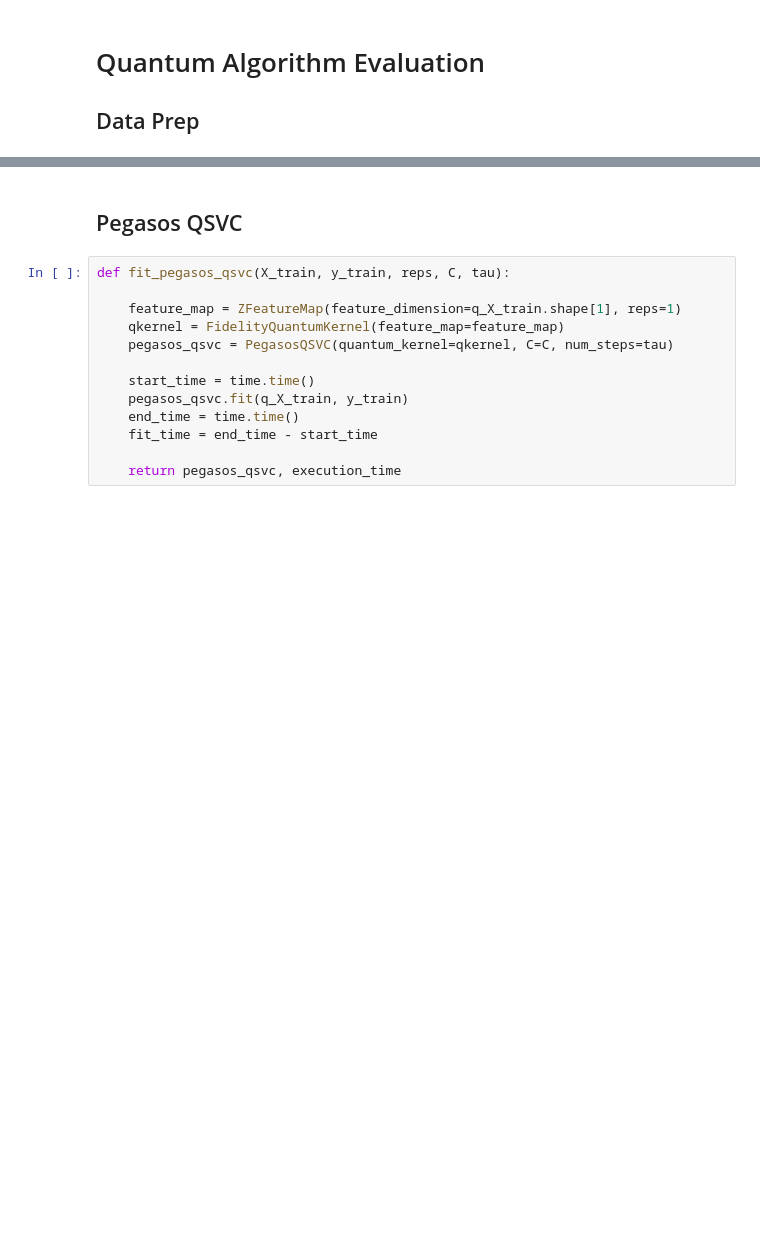
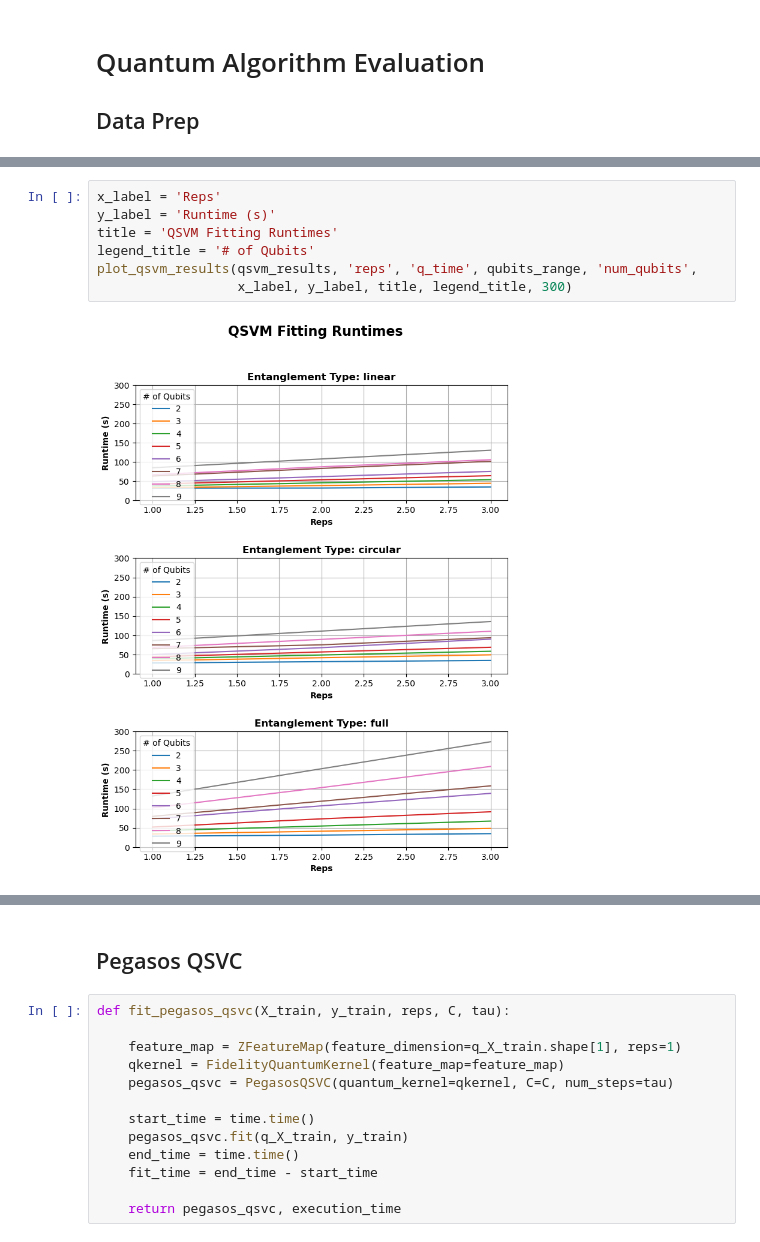
Before and after one commit to williamzjasmine/CUNY_SPS_DS, a Jupyter notebook: DATA_698/final_project/src/Data_698_Final_Project.ipynb, the cells around one changed output, grey strips where cells are left out. Saved outputs shown, nothing was run; the diff lists cells and outputs as text; blank space fills up the shorter version.

```diff
--- a/DATA_698/final_project/src/Data_698_Final_Project.ipynb
+++ b/DATA_698/final_project/src/Data_698_Final_Project.ipynb
@@ -664,0 +903,9 @@ qsvc_results
+# %%
+x_label = 'Reps'
+y_label = 'Runtime (s)'
+title = 'QSVM Fitting Runtimes'
+legend_title = '# of Qubits'
+plot_qsvm_results(qsvm_results, 'reps', 'q_time', qubits_range, 'num_qubits',
+                  x_label, y_label, title, legend_title, 300)
+# %% [output]
+[figure, added]
```
Also changed, not shown: parts of 48 cells of this notebook, 1 other file.
